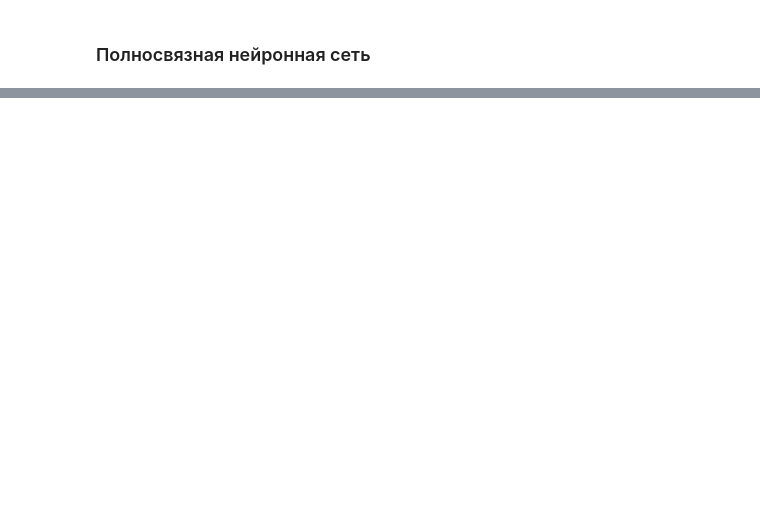
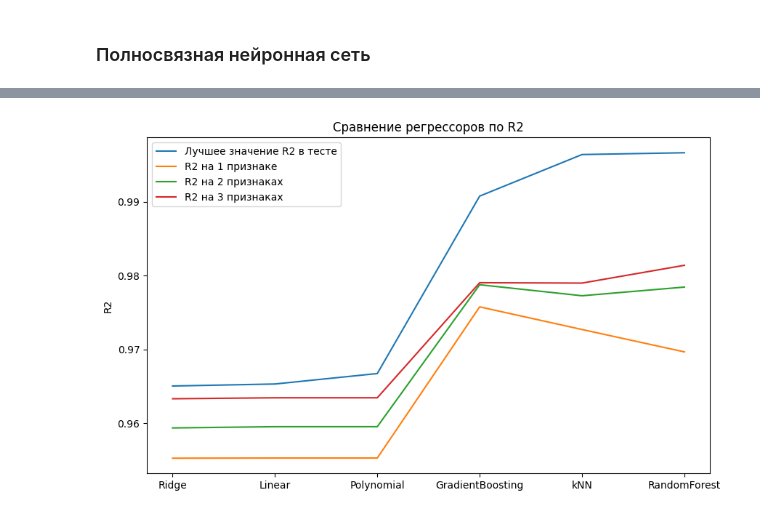
Before and after one commit to petr-larin/BMSTU-Graduate-Qualifying-Project, a Jupyter notebook: model-jupyter/Battery_RUL.ipynb, the cells around one changed output, grey strips where cells are left out. Drawn from its saved outputs; the diff is of its cells as text; code cells hidden in the pictures; blank space fills up the shorter version.

```diff
--- a/model-jupyter/Battery_RUL.ipynb
+++ b/model-jupyter/Battery_RUL.ipynb
@@ -405,3 +462,6 @@ R2       RMSE    MAE     features
 0.9924   28.04   16.69   [1 2 4 5 6]
 0.9956   21.26   11.39   [1 2 3 4 5 6]
 0.9966   18.74   9.23   [ALL]
+# %%
+# Внимание! Ячейка работает очень долго!
+RFR1 = apply_regressor(RandomForestRegressor(random_state=0, n_estimators=250), df_X, dfc.RUL)
@@ -408,3 +491,5 @@ R2       RMSE    MAE     features
+# %%
+metrics.loc['RandomForest'] = RFR1
 # %% [markdown]
 ### Полиномиальная регрессия
 # %%
@@ -451,7 +536,7 @@ dfpoly['F8'] = df_X.F5*df_X.F6
 dfpoly['F9'] = df_X.F5**2
 dfpoly['F10'] = df_X.F5*df_X.F7
 # %%
-apply_regressor(LinearRegression(), dfpoly, dfc.RUL)
+metrics.loc['Polynomial'] = apply_regressor(LinearRegression(), dfpoly, dfc.RUL)
 # %% [output]
 R2       RMSE    MAE     features
 --------------------------------------
@@ -501,7 +586,7 @@ for i in range(1,100):
 # %%
 # Лучшая итерация №61 соответствует learning_rate = 0.64
 # %%
-apply_regressor(GradientBoostingRegressor(random_state=0, learning_rate=0.64), df_X, dfc.RUL)
+metrics.loc['GradientBoosting'] = apply_regressor(GradientBoostingRegressor(random_state=0, learning_rate=0.64), df_X, dfc.RUL)
 # %% [output]
 R2       RMSE    MAE     features
 --------------------------------------
@@ -605,0 +694,16 @@ def plot_loss(history):
+# %%
+# R2
+
+metrics_sorted = metrics.sort_values('R2_best')
+
+plt.figure(figsize=(10,6))
+plt.plot(metrics_sorted.index, metrics_sorted.R2_best, label='Лучшее значение R2 в тесте')
+plt.plot(metrics_sorted.index, metrics_sorted.R2_1_feature, label='R2 на 1 признаке')
+plt.plot(metrics_sorted.index, metrics_sorted.R2_2_features, label='R2 на 2 признаках')
+plt.plot(metrics_sorted.index, metrics_sorted.R2_3_features, label='R2 на 3 признаках')
+plt.ylabel('R2')
+plt.title('Сравнение регрессоров по R2')
+plt.legend()
+plt.show()
+# %% [output]
+[figure, added]
```
Also changed, not shown: parts of 25 cells of this notebook, 1 other file.
